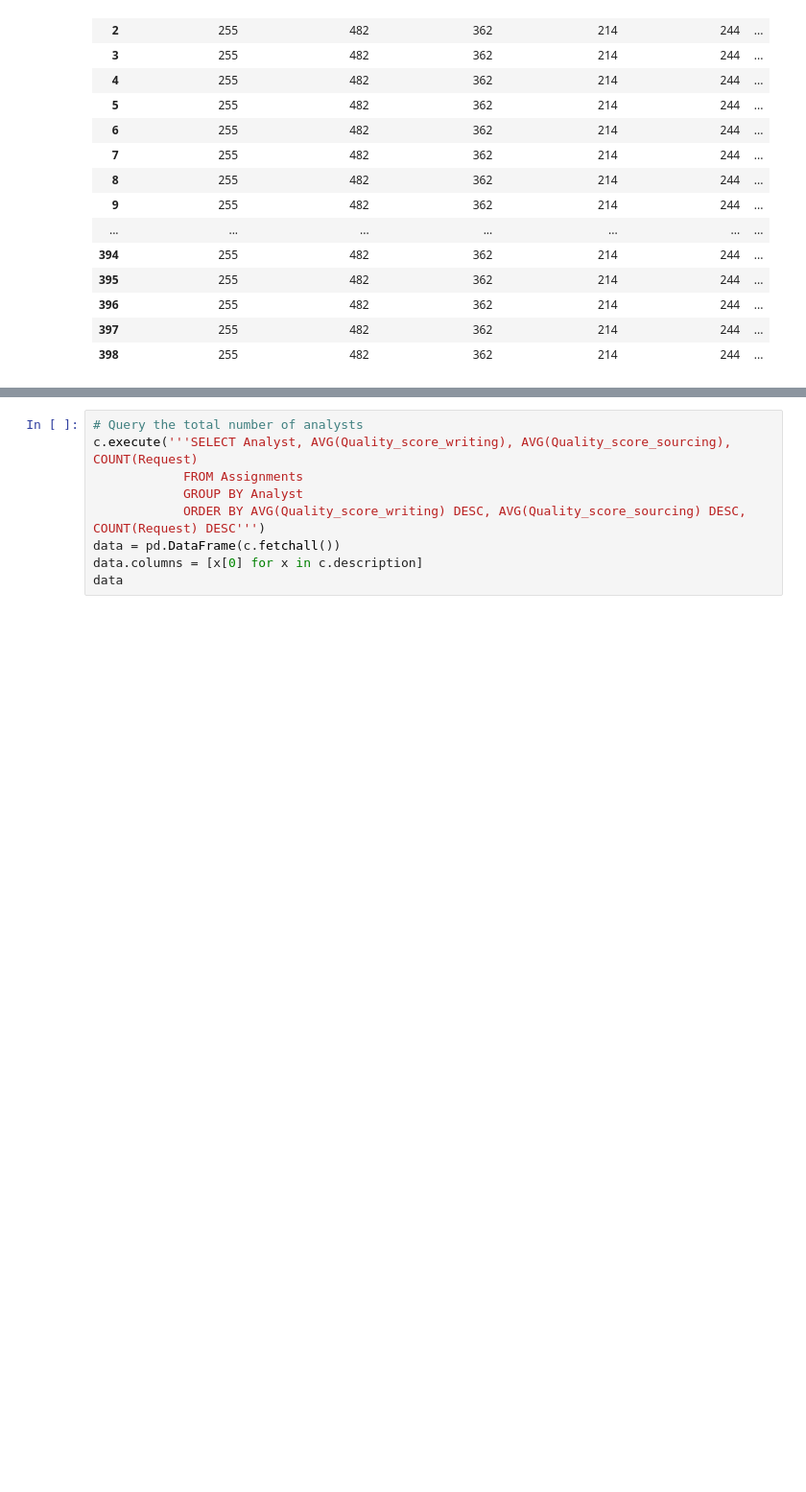
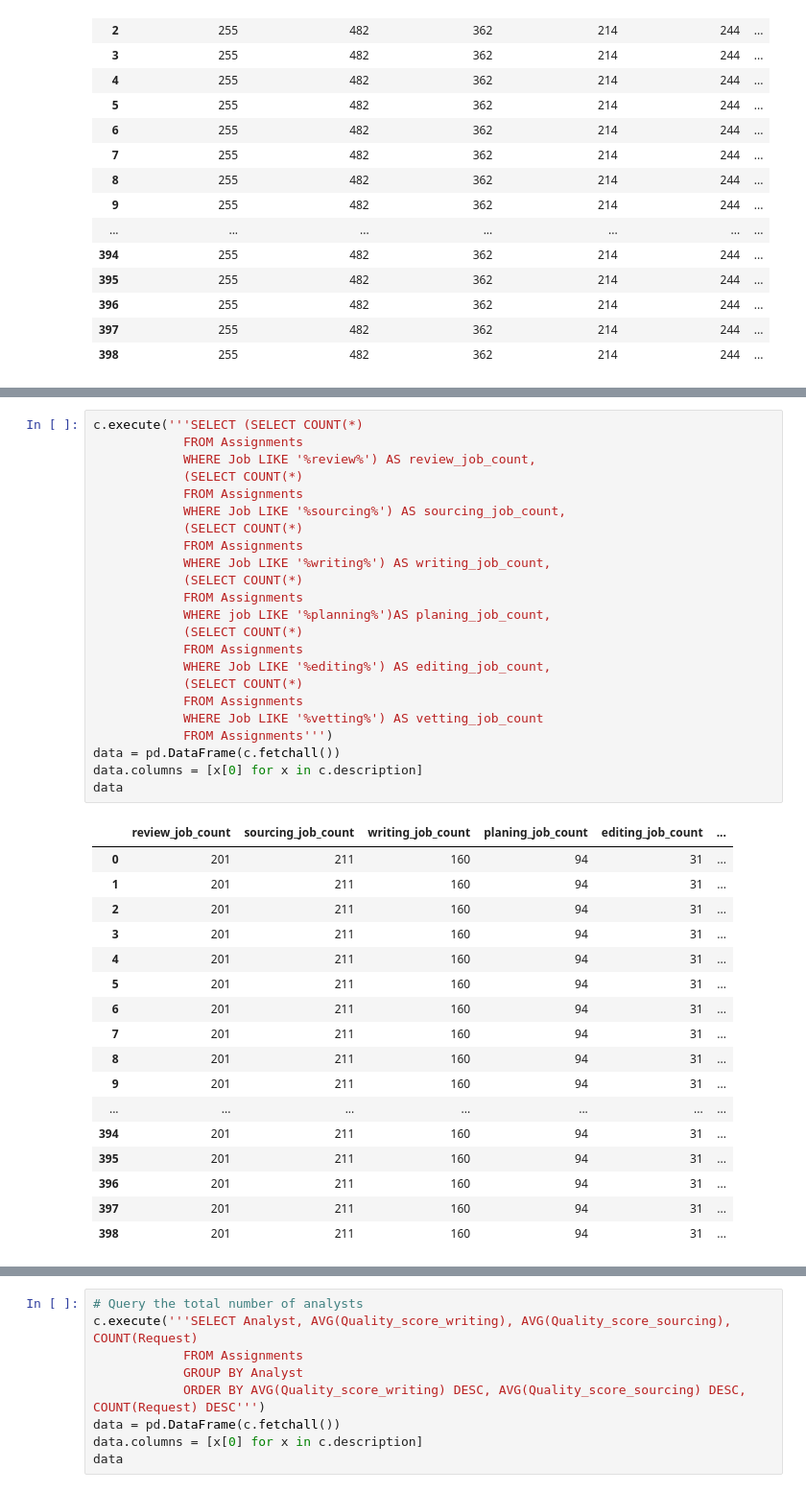
Before and after one commit to erikajane/Wonder_SQL_Task, a Jupyter notebook: Data.ipynb, the cells around one changed output, grey strips where cells are left out. Shown at 96% size. Drawn from its saved outputs; the diff is of its cells as text; blank space fills up the shorter version.

```diff
--- a/Data.ipynb
+++ b/Data.ipynb
@@ -125,0 +134,41 @@ data
+# %%
+c.execute('''SELECT (SELECT COUNT(*)
+            FROM Assignments
+            WHERE Job LIKE '%review%') AS review_job_count,
+            (SELECT COUNT(*)
+            FROM Assignments
+            WHERE Job LIKE '%sourcing%') AS sourcing_job_count,
+            (SELECT COUNT(*)
+            FROM Assignments
+            WHERE Job LIKE '%writing%') AS writing_job_count,
+            (SELECT COUNT(*)
+            FROM Assignments
+            WHERE job LIKE '%planning%')AS planing_job_count,
+            (SELECT COUNT(*)
+            FROM Assignments
+            WHERE Job LIKE '%editing%') AS editing_job_count,
+            (SELECT COUNT(*)
+            FROM Assignments
+            WHERE Job LIKE '%vetting%') AS vetting_job_count
+            FROM Assignments''')
+data = pd.DataFrame(c.fetchall())
+data.columns = [x[0] for x in c.description]
+data
+# %% [output]
+|  | review_job_count | sourcing_job_count | writing_job_count | planing_job_count | editing_job_count | ... |
+| 0 | 201 | 211 | 160 | 94 | 31 | ... |
+| 1 | 201 | 211 | 160 | 94 | 31 | ... |
+| 2 | 201 | 211 | 160 | 94 | 31 | ... |
+| 3 | 201 | 211 | 160 | 94 | 31 | ... |
+| 4 | 201 | 211 | 160 | 94 | 31 | ... |
+| 5 | 201 | 211 | 160 | 94 | 31 | ... |
+| 6 | 201 | 211 | 160 | 94 | 31 | ... |
+| 7 | 201 | 211 | 160 | 94 | 31 | ... |
+| 8 | 201 | 211 | 160 | 94 | 31 | ... |
+| 9 | 201 | 211 | 160 | 94 | 31 | ... |
+| ... | ... | ... | ... | ... | ... | ... |
+| 394 | 201 | 211 | 160 | 94 | 31 | ... |
+| 395 | 201 | 211 | 160 | 94 | 31 | ... |
+| 396 | 201 | 211 | 160 | 94 | 31 | ... |
+| 397 | 201 | 211 | 160 | 94 | 31 | ... |
+| 398 | 201 | 211 | 160 | 94 | 31 | ... |
```
Also changed, not shown: parts of 10 cells of this notebook, 2 other files.
